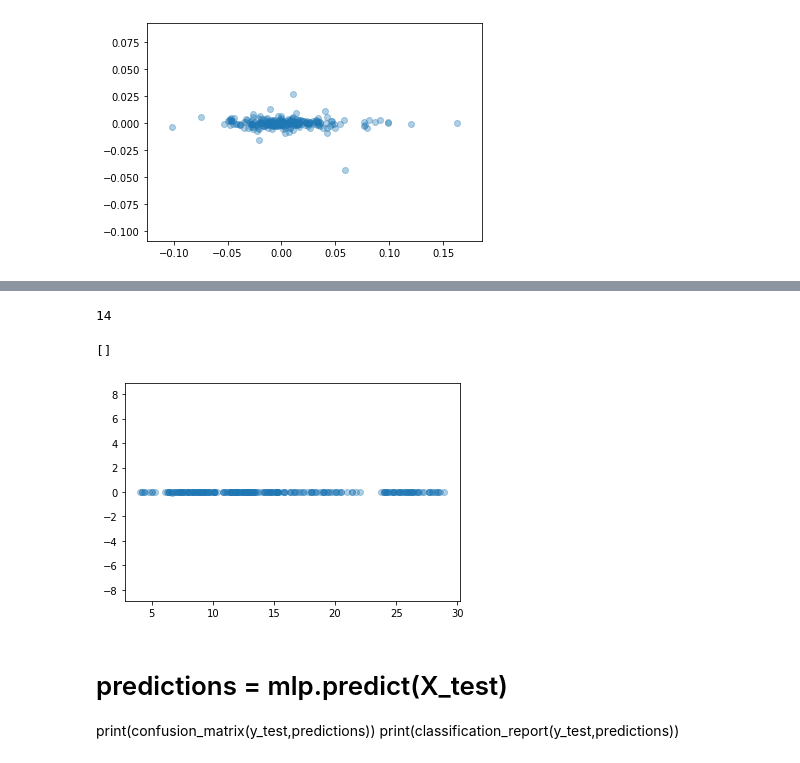
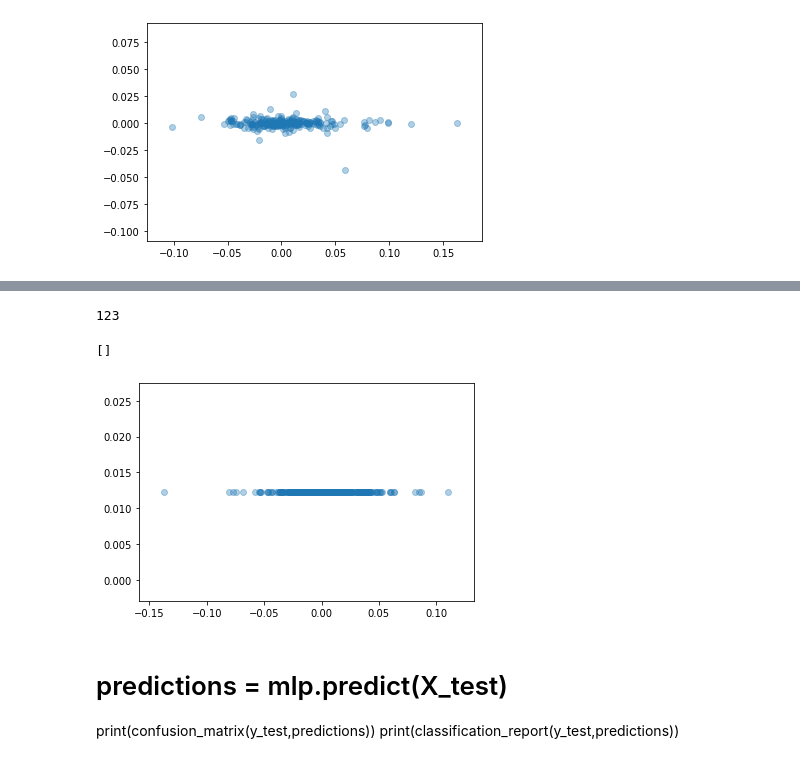
Before and after one commit to enricofd/Projeto_3_CD, a Jupyter notebook: P3_Jupyter.ipynb, the cells around one changed output, grey strips where cells are left out. Drawn from its saved outputs; the diff is of its cells as text; code cells hidden in the pictures.

```diff
--- a/P3_Jupyter.ipynb
+++ b/P3_Jupyter.ipynb
@@ -327,3 +408,23 @@ plt.scatter(y_test2,b2)
 # %% [output]
 <matplotlib.collections.PathCollection at 0x...>
 [figure]
+# %%
+from sklearn.ensemble import RandomForestRegressor
+
+rf3 = RandomForestRegressor(n_estimators = 3000, random_state = 42)
+
+rf3.fit(X3_train, y3_train.values.ravel());
+predictionsrf3 = rf3.predict(X3_test)
+
+b3 = []
+for e in predictionsrf3:
+    b3.append(e)
+
+e =0
+i3 = 0
+while i3 < len(b3):
+    if b3[i3] <= (y3_test[i3] + y3_test[i3]*0.50) and b3[i3] >= (y3_test[i3] - y3_test[i3]*0.50) :
+        e += 1
+    i3 += 1
+
+print (e)
@@ -331,6 +439,6 @@ plt.scatter(y_test2,b2)
 MLP
 # %%
 from sklearn.neural_network import MLPRegressor
-mlp = MLPRegressor ( hidden_layer_sizes = (866, 100, 800, 400),verbose = True, alpha = 1e-6, max_iter = 500,tol = 1e-6, random_state = 42, n_iter_no_change=50)
+mlp = MLPRegressor ( hidden_layer_sizes = (866, 25, 300, 10, 750, 250, 20, 80, 6), activation='logistic', solver='sgd',verbose = True, alpha = 1e-6, max_iter = 500,tol = 1e-6, random_state = 42, n_iter_no_change=20)
 mlp.fit(X_train, y_train.values.ravel())
 # %% [output]
@@ -393,5 +506,5 @@ plt.plot()
 # %%
 from sklearn.neural_network import MLPRegressor
-mlp2 = MLPRegressor(hidden_layer_sizes = (866, 250, 20, 6),verbose = True, alpha = 1e-6, max_iter = 500, random_state = 42)
-mlp2.fit(X_train2, y_train2.values.ravel())
+mlp3 = MLPRegressor(hidden_layer_sizes = (866, 100, 20, 2), activation = 'relu', solver = 'adam',verbose = True, alpha = 1e-6, max_iter = 5000,tol = 1e-5, random_state = 42, n_iter_no_change=36)
+mlp3.fit(X3_train, y3_train.values.ravel())
 # %% [output]
@@ -421,6 +534,6 @@ MLPRegressor(activation='relu', alpha=1e-06, batch_size='auto', beta_1=0.9,
              validation_fraction=0.1, verbose=True, warm_start=False)
 # %%
-predictionsmlp2 = mlp2.predict(X_test2)
+predictionsmlp2 = mlp3.predict(X3_test)
 
 b2 = []
 for e in predictionsmlp2:
@@ -429,20 +542,19 @@ for e in predictionsmlp2:
 e =0
 i2 = 0
 while i2 < len(b2):
-    if b2[i2] <= (y_test2[i2] + y_test2[i2]*0.05) and b2[i2] >= (y_test2[i2] - y_test2[i2]*0.05) :
+    if b2[i2] <= (y3_test[i2] + y3_test[i2]*0.5) and b2[i2] >= (y3_test[i2] - y3_test[i2]*0.5) :
         e += 1
     i2 += 1
 
 print (e)
 # %% [output]
-14
+123
 # %%
-plt.scatter(y_test2, b, alpha = 0.35)
-plt.axis('equal')
+plt.scatter(y3_test, b2, alpha = 0.35)
 plt.plot()
 # %% [output]
 []
-[figure, old version]
+[figure, new version]
 # %% [markdown]
 # predictions = mlp.predict(X_test)
 print(confusion_matrix(y_test,predictions))
```
Also changed, not shown: parts of 18 cells of this notebook.
